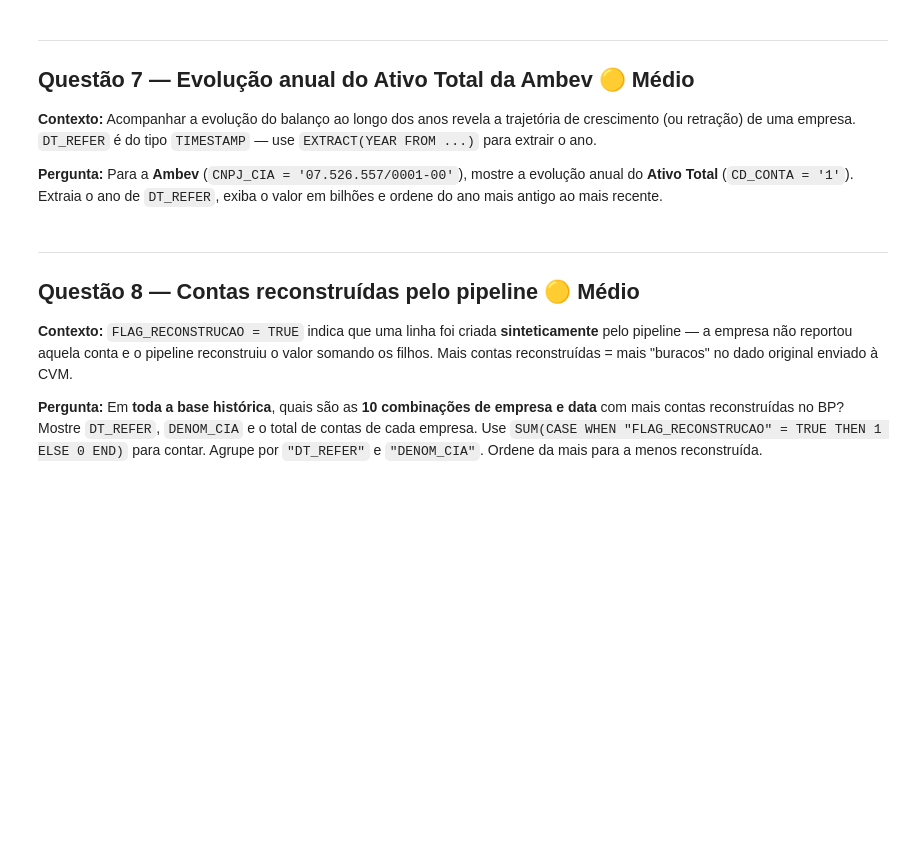
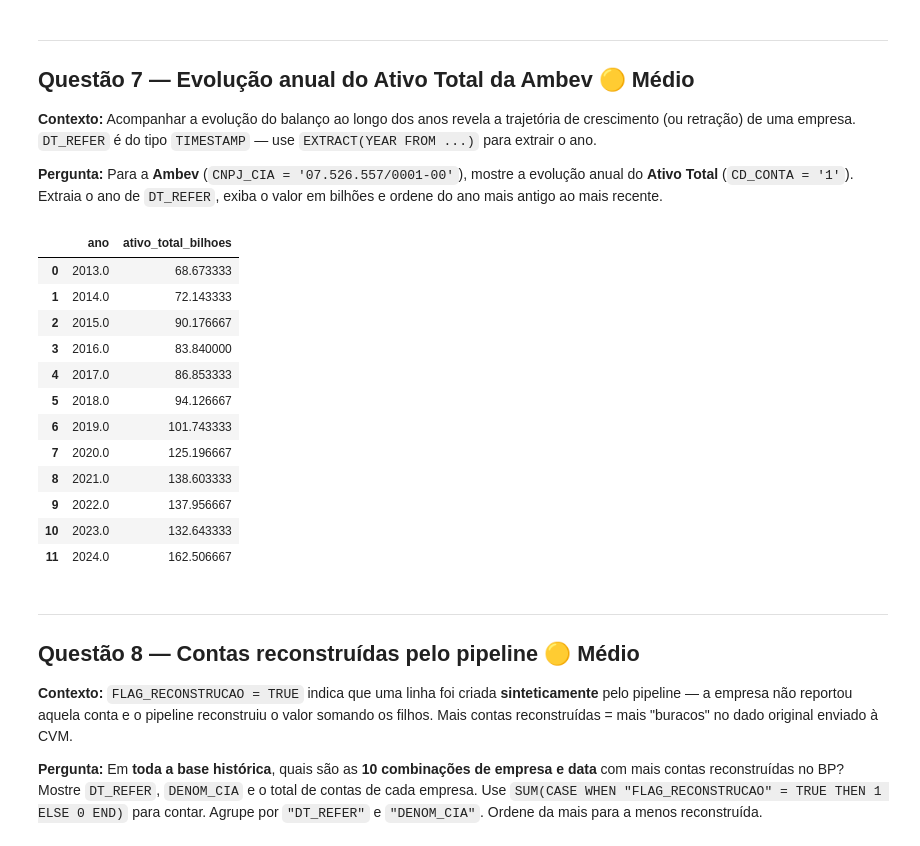
Before and after one commit to felipeniehuesgarcia-oss/big_data_for_finance, a Jupyter notebook: exercicios/exercicios_sql_cvm.ipynb, the cells around one changed output. Saved outputs shown, nothing was run; the diff lists cells and outputs as text; code cells hidden in the pictures; blank space fills up the shorter version.

```diff
--- a/exercicios/exercicios_sql_cvm.ipynb
+++ b/exercicios/exercicios_sql_cvm.ipynb
@@ -108,6 +254,39 @@ print(df)
 **Contexto:** Acompanhar a evolução do balanço ao longo dos anos revela a trajetória de crescimento (ou retração) de uma empresa. `DT_REFER` é do tipo `TIMESTAMP` — use `EXTRACT(YEAR FROM ...)` para extrair o ano.
 
 **Pergunta:** Para a **Ambev** (`CNPJ_CIA = '07.526.557/0001-00'`), mostre a evolução anual do **Ativo Total** (`CD_CONTA = '1'`). Extraia o ano de `DT_REFER`, exiba o valor em bilhões e ordene do ano mais antigo ao mais recente.
+# %%
+df_7 = pd.read_sql(
+    con=engine,
+    sql="""
+SELECT
+    EXTRACT(YEAR FROM "DT_REFER") AS ano,
+    ROUND((SUM("VL_CONTA_TRATADO") / 1e9)::numeric, 2) AS ativo_total_bilhoes
+FROM
+    layer_02_silver.n1_dfp_cia_aberta_bp
+WHERE
+    "CNPJ_CIA" = '07.526.557/0001-00'
+    AND "CD_CONTA" = '1'                         -- Ativo Total
+GROUP BY
+    1
+ORDER BY
+    ano ASC;
+"""
+)
+display(df_7)
+# %% [output]
+|  | ano | ativo_total_bilhoes |
+| 0 | 2013.0 | 68.673333 |
+| 1 | 2014.0 | 72.143333 |
+| 2 | 2015.0 | 90.176667 |
+| 3 | 2016.0 | 83.840000 |
+| 4 | 2017.0 | 86.853333 |
+| 5 | 2018.0 | 94.126667 |
+| 6 | 2019.0 | 101.743333 |
+| 7 | 2020.0 | 125.196667 |
+| 8 | 2021.0 | 138.603333 |
+| 9 | 2022.0 | 137.956667 |
+| 10 | 2023.0 | 132.643333 |
+| 11 | 2024.0 | 162.506667 |
 # %% [markdown]
 ---
 ## Questão 8 — Contas reconstruídas pelo pipeline 🟡 Médio
```
Also changed, not shown: parts of 9 cells of this notebook.
